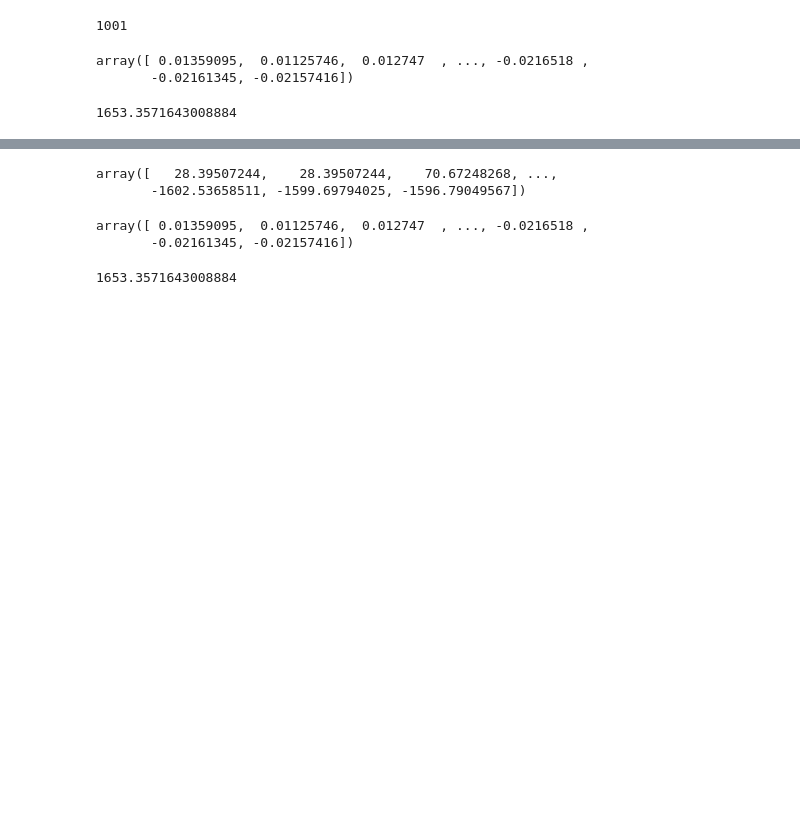
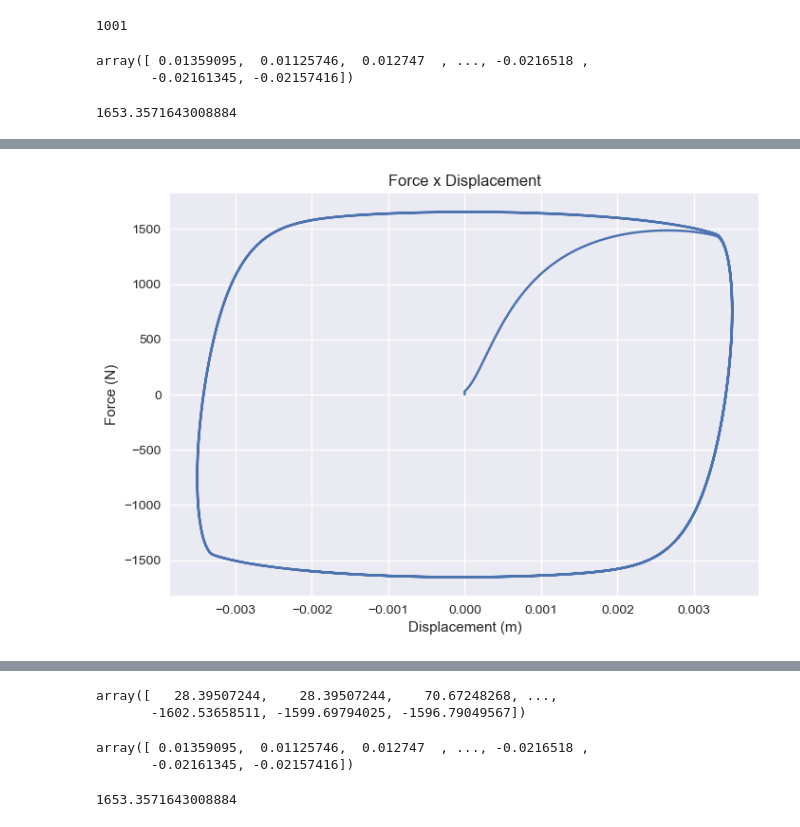
Before and after one commit to jor-vibpy/TCC-MR-Damper, a Jupyter notebook: MR Damper Bouc-Wen Modificado.ipynb, the cells around one changed output, grey strips where cells are left out. Saved outputs shown, nothing was run; the diff lists cells and outputs as text; code cells hidden in the pictures; blank space fills up the shorter version.

```diff
--- a/MR Damper Bouc-Wen Modificado.ipynb
+++ b/MR Damper Bouc-Wen Modificado.ipynb
@@ -118,0 +122,8 @@ plt.plot(np.insert(dx(t),0,0), np.insert(Fd*fac,0,0))
+# %%
+plt.plot(np.insert(x(t),0,0), np.insert(Fd*fac,0,0))
+plt.xlabel('Displacement (m)')
+plt.ylabel('Force (N)')
+plt.title('Force x Displacement')
+plt.style.use('seaborn-notebook')
+# %% [output]
+[figure, added]
```
Also changed, not shown: parts of 2 cells of this notebook, 3 other files.
